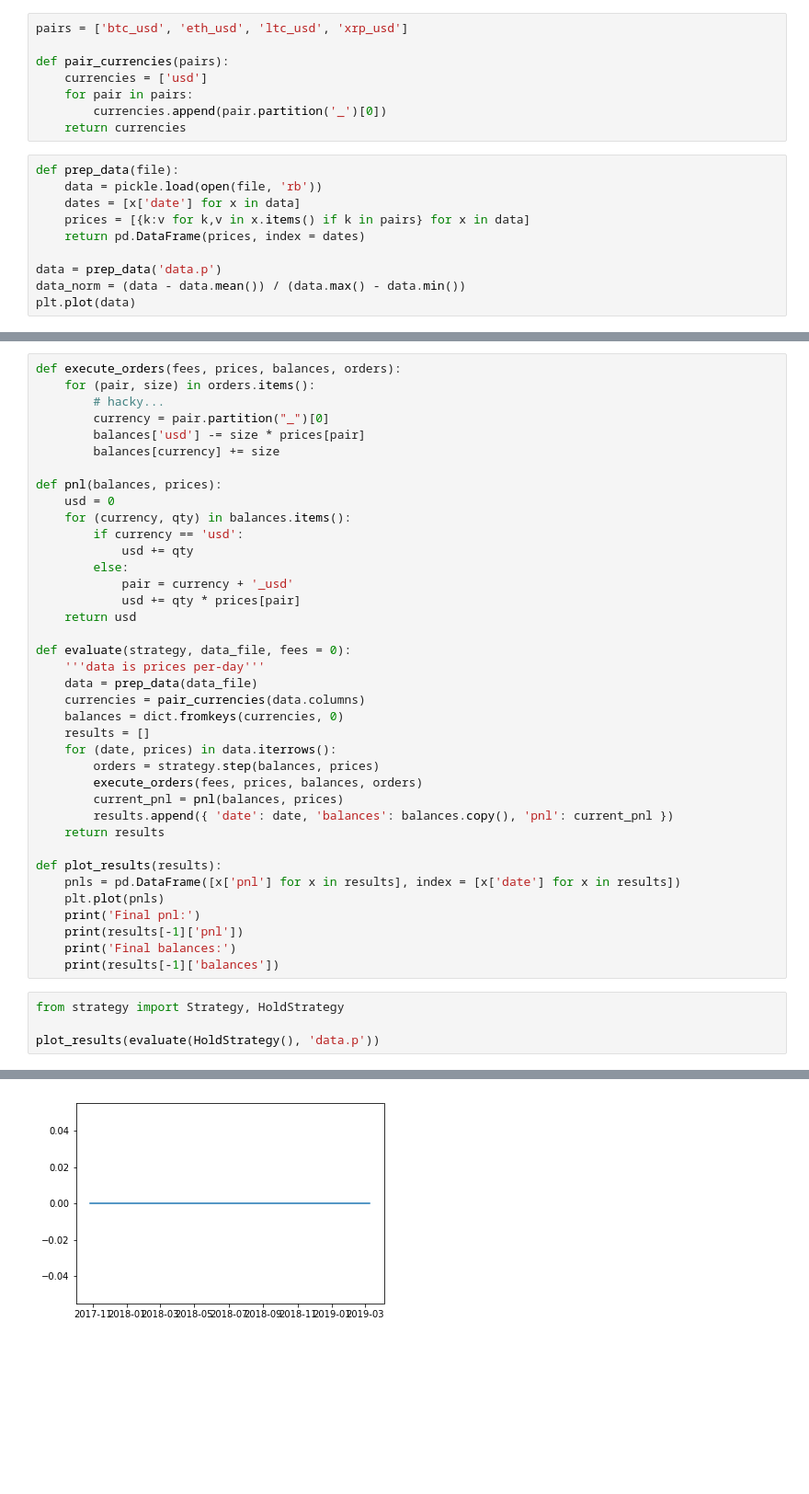
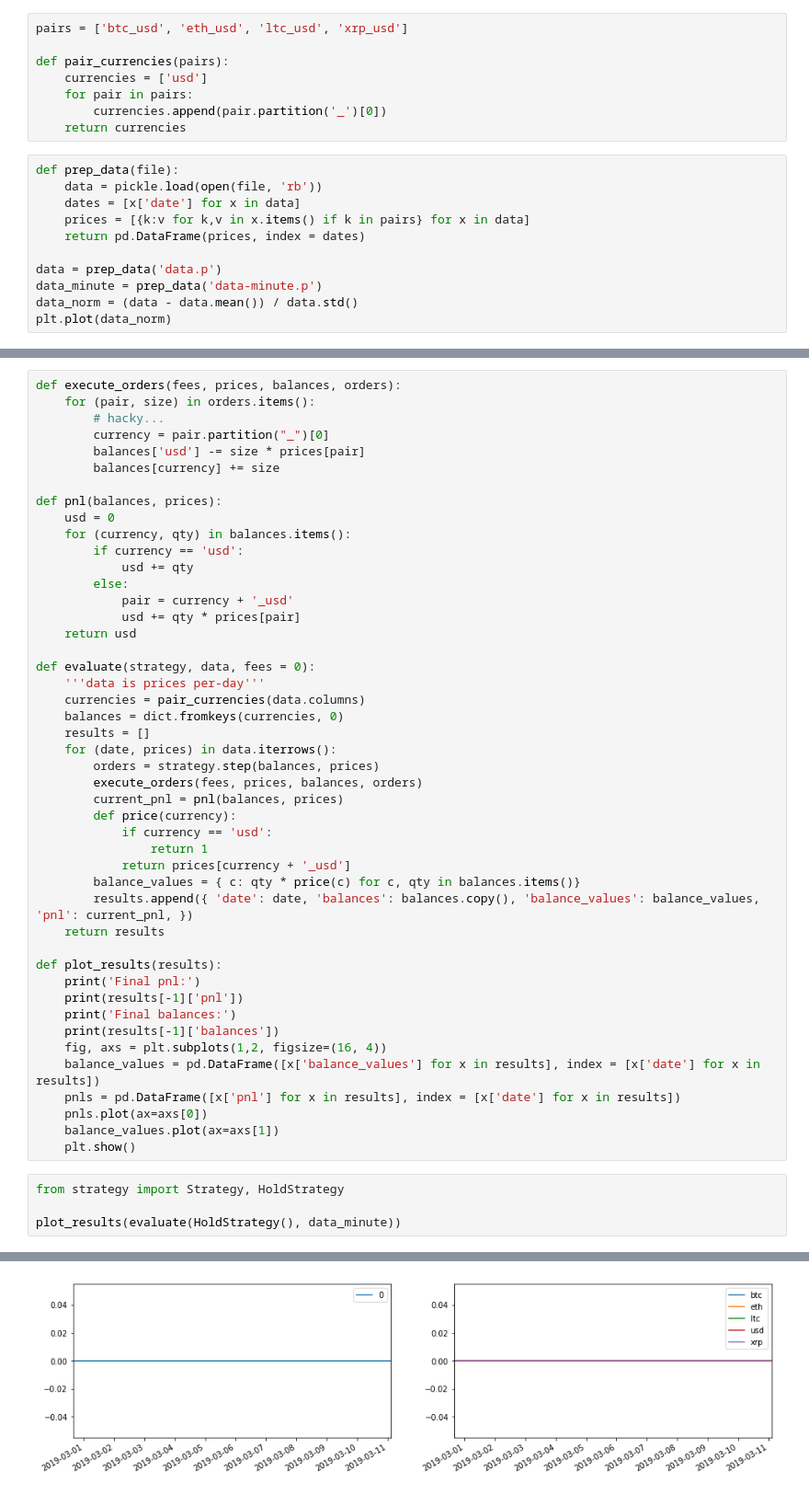
Before and after one commit to cambrian/quant, a Jupyter notebook: research/analysis.ipynb, the cells around one changed output, grey strips where cells are left out. Shown at 92% size. Saved outputs shown, nothing was run; the diff lists cells and outputs as text; blank space fills up the shorter version.

```diff
--- a/research/analysis.ipynb
+++ b/research/analysis.ipynb
@@ -20,8 +20,9 @@ def prep_data(file):
     return pd.DataFrame(prices, index = dates)
 
 data = prep_data('data.p')
-data_norm = (data - data.mean()) / (data.max() - data.min())
-plt.plot(data)
+data_minute = prep_data('data-minute.p')
+data_norm = (data - data.mean()) / data.std()
+plt.plot(data_norm)
 # %% [output]
 [<matplotlib.lines.Line2D at 0x...>,
  <matplotlib.lines.Line2D at 0x...>,
@@ -67,9 +68,8 @@ def pnl(balances, prices):
             usd += qty * prices[pair]
     return usd
 
-def evaluate(strategy, data_file, fees = 0):
+def evaluate(strategy, data, fees = 0):
     '''data is prices per-day'''
-    data = prep_data(data_file)
     currencies = pair_currencies(data.columns)
     balances = dict.fromkeys(currencies, 0)
     results = []
@@ -77,26 +77,35 @@ def evaluate(strategy, data_file, fees = 0):
         orders = strategy.step(balances, prices)
         execute_orders(fees, prices, balances, orders)
         current_pnl = pnl(balances, prices)
-        results.append({ 'date': date, 'balances': balances.copy(), 'pnl': current_pnl })
+        def price(currency):
+            if currency == 'usd':
+                return 1
+            return prices[currency + '_usd']
+        balance_values = { c: qty * price(c) for c, qty in balances.items()}
+        results.append({ 'date': date, 'balances': balances.copy(), 'balance_values': balance_values, 'pnl': current_pnl, })
     return results
 
 def plot_results(results):
-    pnls = pd.DataFrame([x['pnl'] for x in results], index = [x['date'] for x in results])
-    plt.plot(pnls)
     print('Final pnl:')
     print(results[-1]['pnl'])
     print('Final balances:')
     print(results[-1]['balances'])
+    fig, axs = plt.subplots(1,2, figsize=(16, 4))
+    balance_values = pd.DataFrame([x['balance_values'] for x in results], index = [x['date'] for x in results])
+    pnls = pd.DataFrame([x['pnl'] for x in results], index = [x['date'] for x in results])
+    pnls.plot(ax=axs[0])
+    balance_values.plot(ax=axs[1])
+    plt.show()
 # %%
 from strategy import Strategy, HoldStrategy
 
-plot_results(evaluate(HoldStrategy(), 'data.p'))
+plot_results(evaluate(HoldStrategy(), data_minute))
 # %% [output]
 Final pnl:
 0.0
 Final balances:
 {'usd': 0.0, 'btc': 0, 'eth': 0, 'ltc': 0, 'xrp': 0}
-[figure, old version]
+[figure, new version]
 # %%
 from collections import deque
 
```
Also changed, not shown: parts of 2 cells of this notebook, 3 other files.
